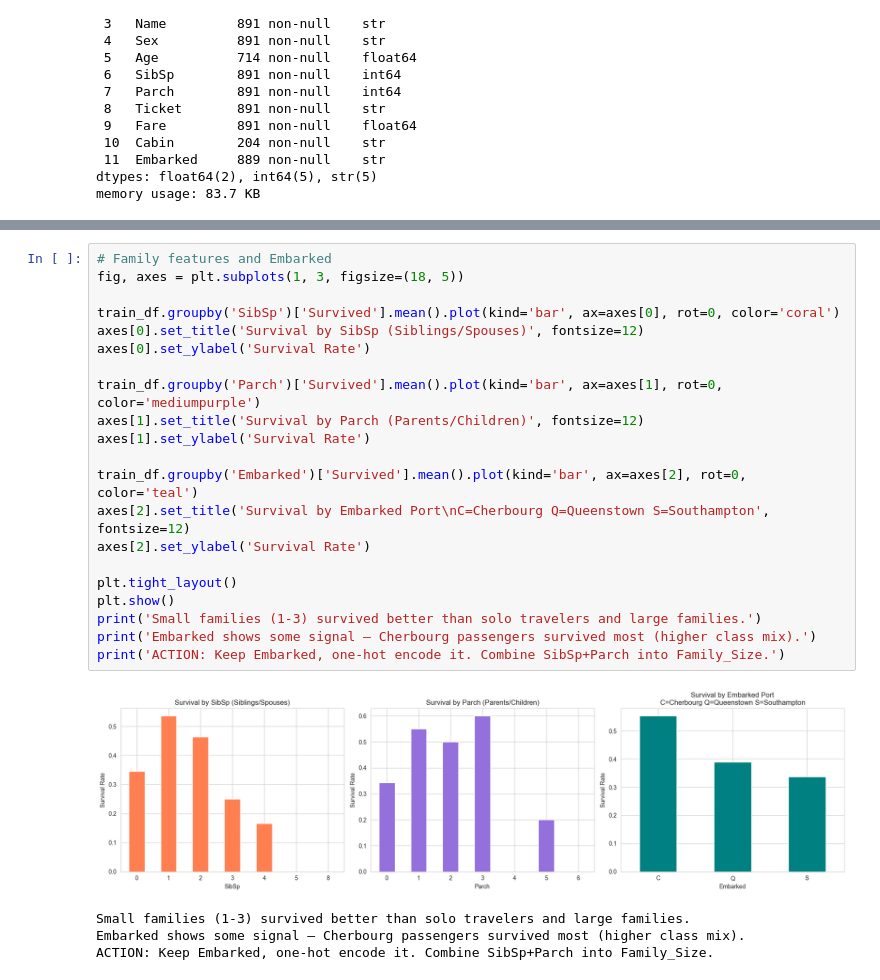
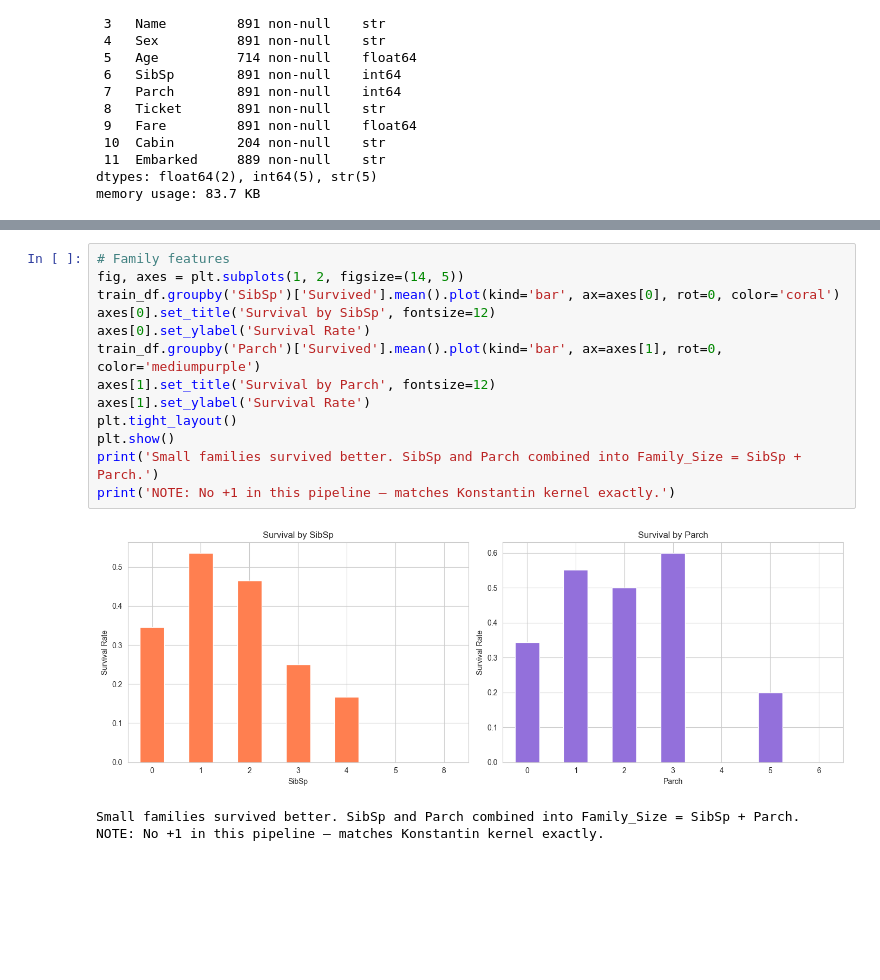
Before and after one commit to eloquenttbota/kaggle-titanic, a Jupyter notebook: notebook/EDA.ipynb, the cells around one changed output, grey strips where cells are left out. Saved outputs shown, nothing was run; the diff lists cells and outputs as text; blank space fills up the shorter version.

Commit message:
feat: iter 5 — rebuild with Konstantin's exact 6 features

```diff
--- a/notebook/EDA.ipynb
+++ b/notebook/EDA.ipynb
@@ -185,26 +182,17 @@ Fare: higher fare = higher class = higher survival. Will bin into categories.
 # %%
-# Family features and Embarked
-fig, axes = plt.subplots(1, 3, figsize=(18, 5))
-
+# Family features
+fig, axes = plt.subplots(1, 2, figsize=(14, 5))
 train_df.groupby('SibSp')['Survived'].mean().plot(kind='bar', ax=axes[0], rot=0, color='coral')
-axes[0].set_title('Survival by SibSp (Siblings/Spouses)', fontsize=12)
+axes[0].set_title('Survival by SibSp', fontsize=12)
 axes[0].set_ylabel('Survival Rate')
-
 train_df.groupby('Parch')['Survived'].mean().plot(kind='bar', ax=axes[1], rot=0, color='mediumpurple')
-axes[1].set_title('Survival by Parch (Parents/Children)', fontsize=12)
+axes[1].set_title('Survival by Parch', fontsize=12)
 axes[1].set_ylabel('Survival Rate')
-
-train_df.groupby('Embarked')['Survived'].mean().plot(kind='bar', ax=axes[2], rot=0, color='teal')
-axes[2].set_title('Survival by Embarked Port\nC=Cherbourg Q=Queenstown S=Southampton', fontsize=12)
-axes[2].set_ylabel('Survival Rate')
-
 plt.tight_layout()
 plt.show()
-print('Small families (1-3) survived better than solo travelers and large families.')
-print('Embarked shows some signal — Cherbourg passengers survived most (higher class mix).')
-print('ACTION: Keep Embarked, one-hot encode it. Combine SibSp+Parch into Family_Size.')
+print('Small families survived better. SibSp and Parch combined into Family_Size = SibSp + Parch.')
+print('NOTE: No +1 in this pipeline — matches Konstantin kernel exactly.')
 # %% [output]
-[figure, old version]
+[figure, new version]
-Small families (1-3) survived better than solo travelers and large families.
-Embarked shows some signal — Cherbourg passengers survived most (higher class mix).
-ACTION: Keep Embarked, one-hot encode it. Combine SibSp+Parch into Family_Size.
+Small families survived better. SibSp and Parch combined into Family_Size = SibSp + Parch.
+NOTE: No +1 in this pipeline — matches Konstantin kernel exactly.
```
Also changed, not shown: parts of 42 cells of this notebook, 10 other files.
